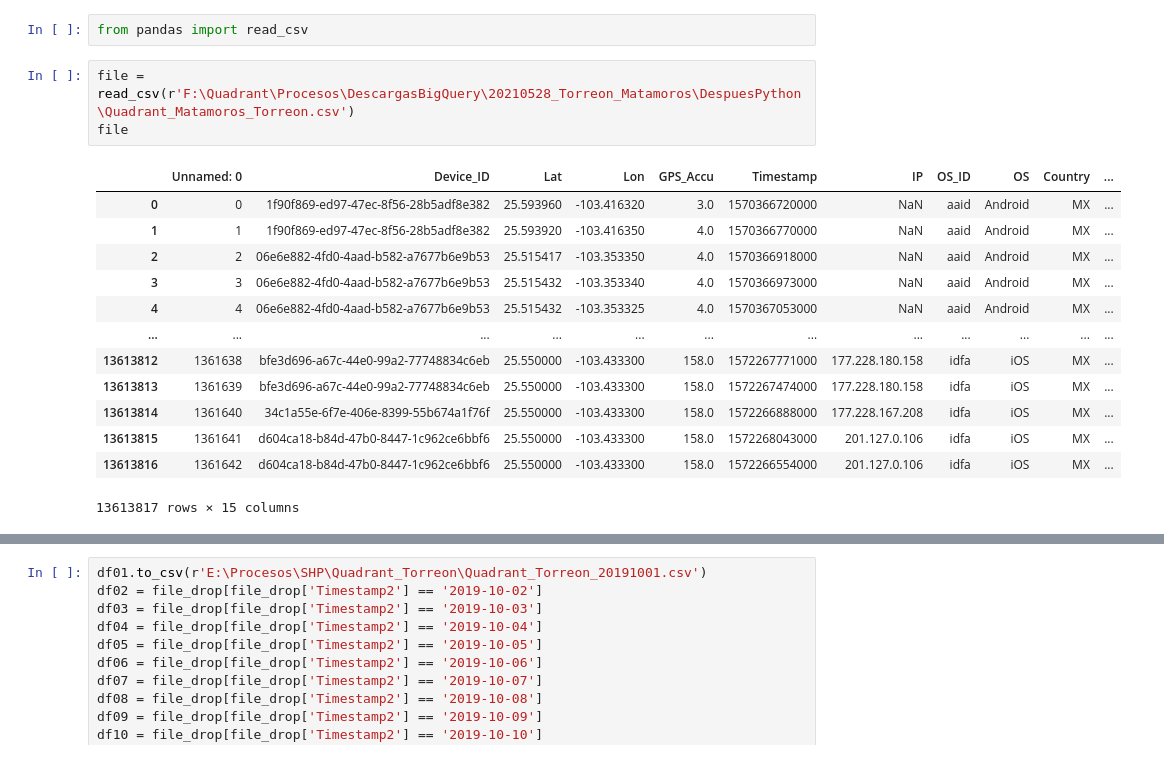
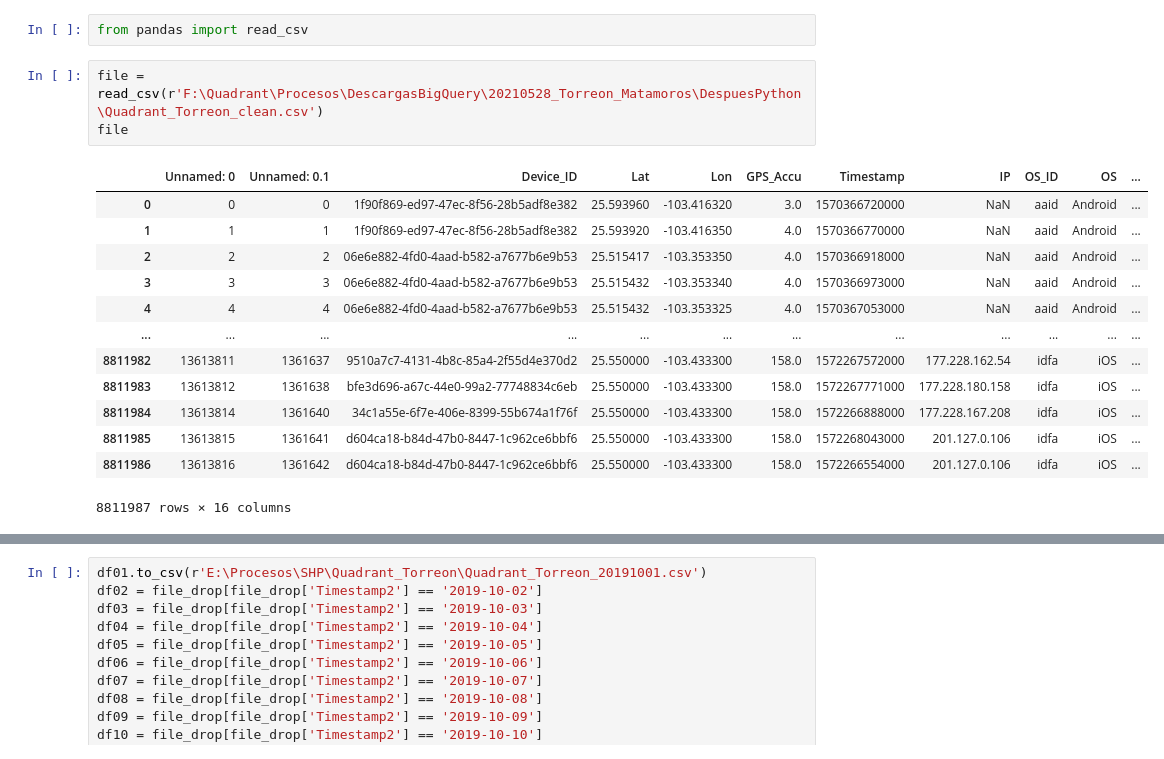
Before and after one commit to ZairaRosas/Quadrant, a Jupyter notebook: Quadrant_delete_identical.ipynb, the cells around one changed output, grey strips where cells are left out. Cells and saved outputs as stored; diff of their text form.

Commit message:
Quadrant preprocess and postprocess update

```diff
--- a/Quadrant_delete_identical.ipynb
+++ b/Quadrant_delete_identical.ipynb
@@ -1,19 +1,19 @@
 # %%
 from pandas import read_csv
 # %%
-file = read_csv(r'F:\Quadrant\Procesos\DescargasBigQuery\20210528_Torreon_Matamoros\DespuesPython\Quadrant_Matamoros_Torreon.csv')
+file = read_csv(r'F:\Quadrant\Procesos\DescargasBigQuery\20210528_Torreon_Matamoros\DespuesPython\Quadrant_Torreon_clean.csv')
 file
 # %% [output]
-|  | Unnamed: 0 | Device_ID | Lat | Lon | GPS_Accu | Timestamp | IP | OS_ID | OS | Country | ... |
-| 0 | 0 | 1f90f869-ed97-47ec-8f56-28b5adf8e382 | 25.593960 | -103.416320 | 3.0 | 1570366720000 | NaN | aaid | Android | MX | ... |
-| 1 | 1 | 1f90f869-ed97-47ec-8f56-28b5adf8e382 | 25.593920 | -103.416350 | 4.0 | 1570366770000 | NaN | aaid | Android | MX | ... |
-| 2 | 2 | 06e6e882-4fd0-4aad-b582-a7677b6e9b53 | 25.515417 | -103.353350 | 4.0 | 1570366918000 | NaN | aaid | Android | MX | ... |
-| 3 | 3 | 06e6e882-4fd0-4aad-b582-a7677b6e9b53 | 25.515432 | -103.353340 | 4.0 | 1570366973000 | NaN | aaid | Android | MX | ... |
-| 4 | 4 | 06e6e882-4fd0-4aad-b582-a7677b6e9b53 | 25.515432 | -103.353325 | 4.0 | 1570367053000 | NaN | aaid | Android | MX | ... |
+|  | Unnamed: 0 | Unnamed: 0.1 | Device_ID | Lat | Lon | GPS_Accu | Timestamp | IP | OS_ID | OS | ... |
+| 0 | 0 | 0 | 1f90f869-ed97-47ec-8f56-28b5adf8e382 | 25.593960 | -103.416320 | 3.0 | 1570366720000 | NaN | aaid | Android | ... |
+| 1 | 1 | 1 | 1f90f869-ed97-47ec-8f56-28b5adf8e382 | 25.593920 | -103.416350 | 4.0 | 1570366770000 | NaN | aaid | Android | ... |
+| 2 | 2 | 2 | 06e6e882-4fd0-4aad-b582-a7677b6e9b53 | 25.515417 | -103.353350 | 4.0 | 1570366918000 | NaN | aaid | Android | ... |
+| 3 | 3 | 3 | 06e6e882-4fd0-4aad-b582-a7677b6e9b53 | 25.515432 | -103.353340 | 4.0 | 1570366973000 | NaN | aaid | Android | ... |
+| 4 | 4 | 4 | 06e6e882-4fd0-4aad-b582-a7677b6e9b53 | 25.515432 | -103.353325 | 4.0 | 1570367053000 | NaN | aaid | Android | ... |
 | ... | ... | ... | ... | ... | ... | ... | ... | ... | ... | ... | ... |
-| 13613812 | 1361638 | bfe3d696-a67c-44e0-99a2-77748834c6eb | 25.550000 | -103.433300 | 158.0 | 1572267771000 | 177.228.180.158 | idfa | iOS | MX | ... |
-| 13613813 | 1361639 | bfe3d696-a67c-44e0-99a2-77748834c6eb | 25.550000 | -103.433300 | 158.0 | 1572267474000 | 177.228.180.158 | idfa | iOS | MX | ... |
-| 13613814 | 1361640 | 34c1a55e-6f7e-406e-8399-55b674a1f76f | 25.550000 | -103.433300 | 158.0 | 1572266888000 | 177.228.167.208 | idfa | iOS | MX | ... |
-| 13613815 | 1361641 | d604ca18-b84d-47b0-8447-1c962ce6bbf6 | 25.550000 | -103.433300 | 158.0 | 1572268043000 | 201.127.0.106 | idfa | iOS | MX | ... |
-| 13613816 | 1361642 | d604ca18-b84d-47b0-8447-1c962ce6bbf6 | 25.550000 | -103.433300 | 158.0 | 1572266554000 | 201.127.0.106 | idfa | iOS | MX | ... |
+| 8811982 | 13613811 | 1361637 | 9510a7c7-4131-4b8c-85a4-2f55d4e370d2 | 25.550000 | -103.433300 | 158.0 | 1572267572000 | 177.228.162.54 | idfa | iOS | ... |
+| 8811983 | 13613812 | 1361638 | bfe3d696-a67c-44e0-99a2-77748834c6eb | 25.550000 | -103.433300 | 158.0 | 1572267771000 | 177.228.180.158 | idfa | iOS | ... |
+| 8811984 | 13613814 | 1361640 | 34c1a55e-6f7e-406e-8399-55b674a1f76f | 25.550000 | -103.433300 | 158.0 | 1572266888000 | 177.228.167.208 | idfa | iOS | ... |
+| 8811985 | 13613815 | 1361641 | d604ca18-b84d-47b0-8447-1c962ce6bbf6 | 25.550000 | -103.433300 | 158.0 | 1572268043000 | 201.127.0.106 | idfa | iOS | ... |
+| 8811986 | 13613816 | 1361642 | d604ca18-b84d-47b0-8447-1c962ce6bbf6 | 25.550000 | -103.433300 | 158.0 | 1572266554000 | 201.127.0.106 | idfa | iOS | ... |
-13613817 rows × 15 columns
+8811987 rows × 16 columns
```
Also changed, not shown: parts of 4 cells of this notebook, 1 other file.
